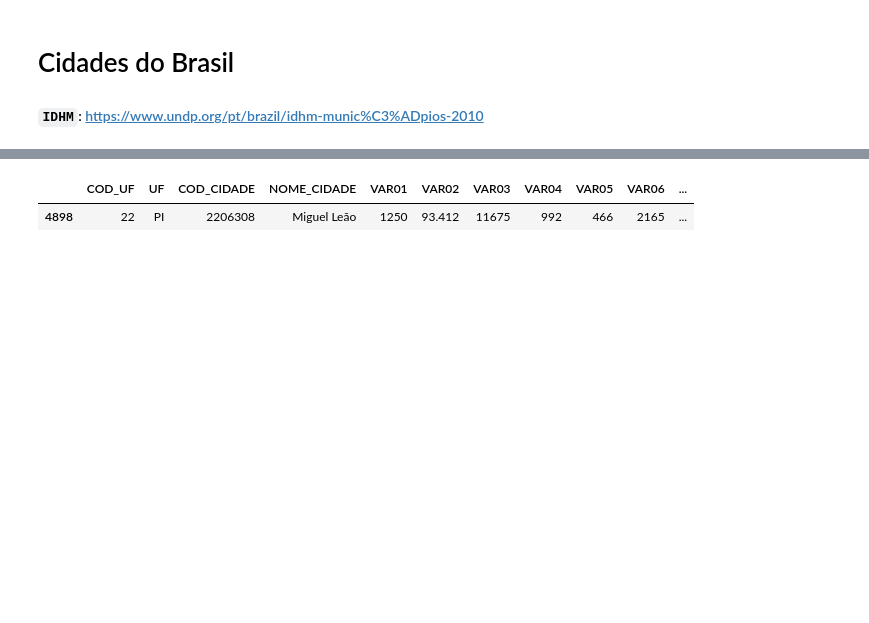
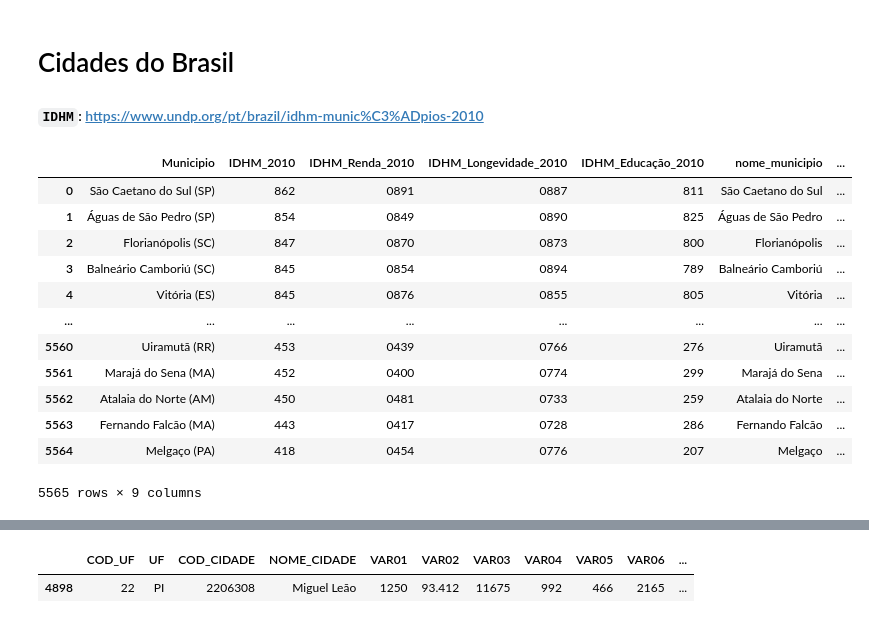
Before and after one commit to LeonardoCamargoRossato/QualityLife_x_SizeCity, a Jupyter notebook: Quality_SizeCity_versão3.ipynb, the cells around one changed output, grey strips where cells are left out. Saved outputs shown, nothing was run; the diff lists cells and outputs as text; code cells hidden in the pictures; blank space fills up the shorter version.

```diff
--- a/Quality_SizeCity_versão3.ipynb
+++ b/Quality_SizeCity_versão3.ipynb
@@ -43,3 +54,19 @@ df_BR_IDHM = pd.read_csv('df_BR_IDHM',sep=',')
 
 ## Baixando legendas da variáveis df_Br
 legendas = pd.read_csv('legenda_df_Br.csv',sep=',')
+# %%
+df_IDHM
+# %% [output]
+|  | Municipio | IDHM_2010 | IDHM_Renda_2010 | IDHM_Longevidade_2010 | IDHM_Educação_2010 | nome_municipio | ... |
+| 0 | São Caetano do Sul (SP) | 862 | 0891 | 0887 | 811 | São Caetano do Sul | ... |
+| 1 | Águas de São Pedro (SP) | 854 | 0849 | 0890 | 825 | Águas de São Pedro | ... |
+| 2 | Florianópolis (SC) | 847 | 0870 | 0873 | 800 | Florianópolis | ... |
+| 3 | Balneário Camboriú (SC) | 845 | 0854 | 0894 | 789 | Balneário Camboriú | ... |
+| 4 | Vitória (ES) | 845 | 0876 | 0855 | 805 | Vitória | ... |
+| ... | ... | ... | ... | ... | ... | ... | ... |
+| 5560 | Uiramutã (RR) | 453 | 0439 | 0766 | 276 | Uiramutã | ... |
+| 5561 | Marajá do Sena (MA) | 452 | 0400 | 0774 | 299 | Marajá do Sena | ... |
+| 5562 | Atalaia do Norte (AM) | 450 | 0481 | 0733 | 259 | Atalaia do Norte | ... |
+| 5563 | Fernando Falcão (MA) | 443 | 0417 | 0728 | 286 | Fernando Falcão | ... |
+| 5564 | Melgaço (PA) | 418 | 0454 | 0776 | 207 | Melgaço | ... |
+5565 rows × 9 columns
```
Also changed, not shown: parts of 7 cells of this notebook, 4 other files.
